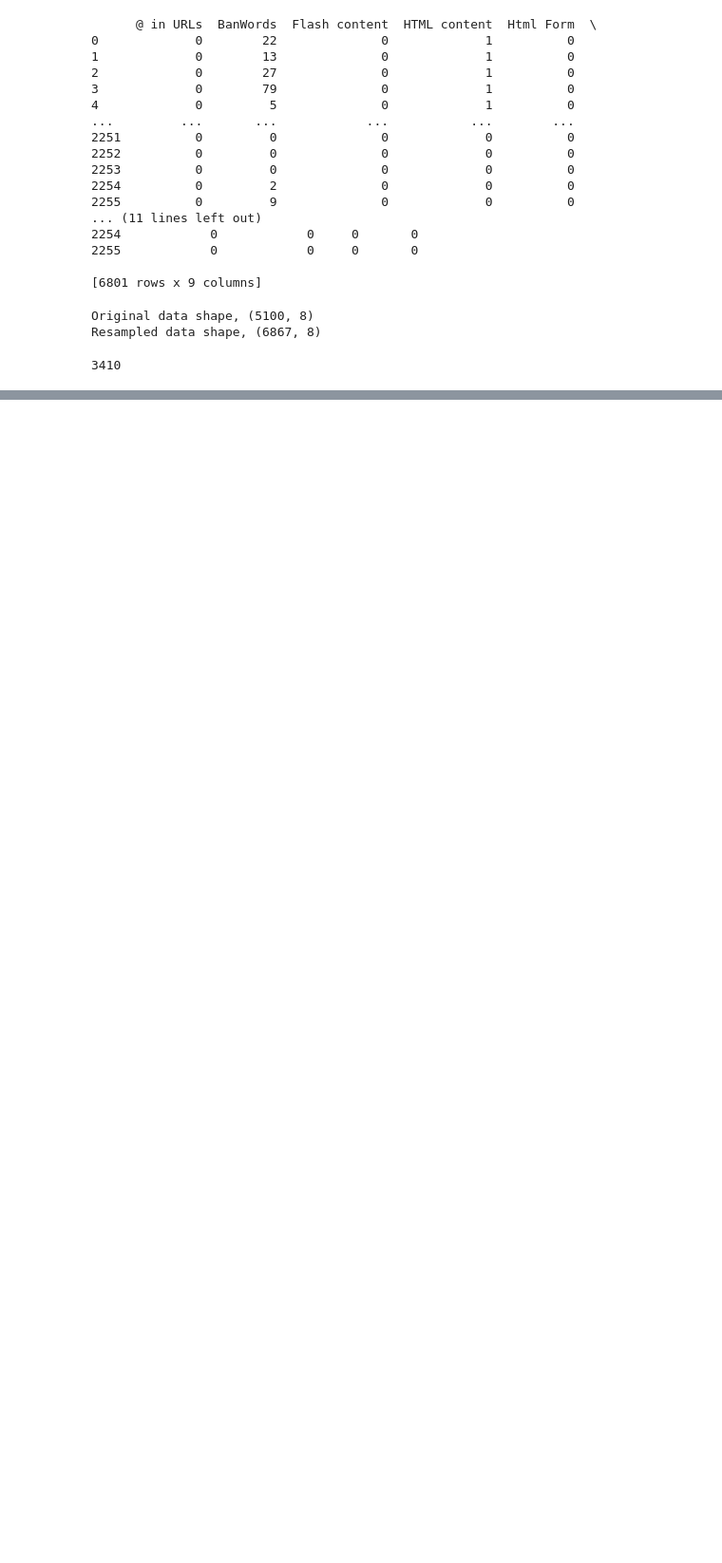
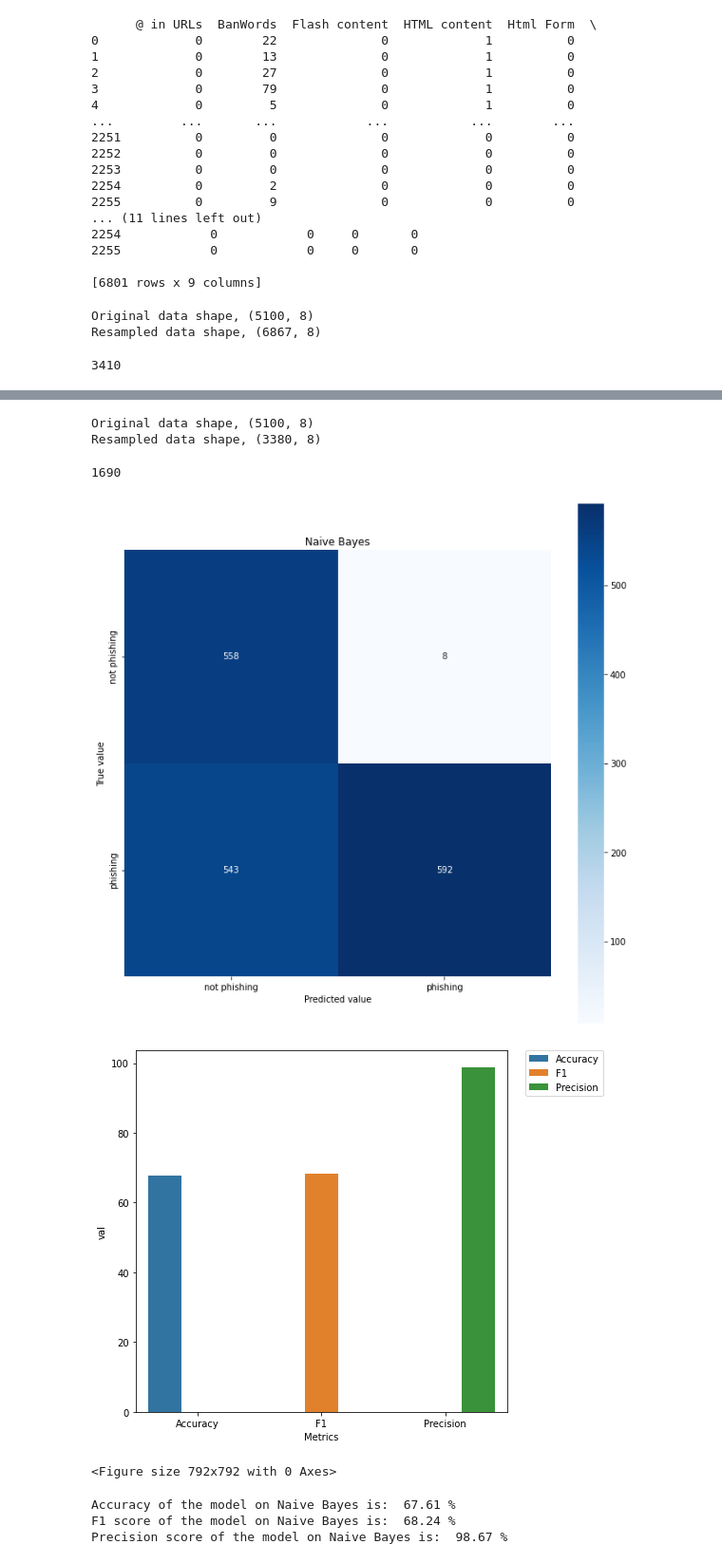
Before and after one commit to greywind7/phishing-detection, a Jupyter notebook: notebook.ipynb, the cells around one changed output, grey strips where cells are left out. Shown at 95% size. Cells and saved outputs as stored; diff of their text form; code cells hidden in the pictures; blank space fills up the shorter version.

```diff
--- a/notebook.ipynb
+++ b/notebook.ipynb
@@ -153,0 +181,24 @@ F1 score of the model on Random Forest is:  95.30 %
+# %%
+# Undersampling
+from imblearn.under_sampling import RandomUnderSampler
+rus = RandomUnderSampler(random_state=0)
+print('Original data shape,', x_train_o.shape)
+x_train, y_train = rus.fit_resample(x_train_o,y_train_o)
+print('Resampled data shape,', x_train.shape)
+# %% [output]
+Original data shape, (5100, 8)
+Resampled data shape, (3380, 8)
+# %%
+np.sum(y_train)
+# %% [output]
+1690
+# %%
+nb_classifier = GaussianNB()
+cf_mat(nb_classifier,"Naive Bayes","Blues")
+# %% [output]
+[figure, added]
+[figure, added]
+<Figure size 792x792 with 0 Axes>
+Accuracy of the model on Naive Bayes is:  67.61 %
+F1 score of the model on Naive Bayes is:  68.24 %
+Precision score of the model on Naive Bayes is:  98.67 %
```
Also changed, not shown: parts of 14 cells of this notebook.
